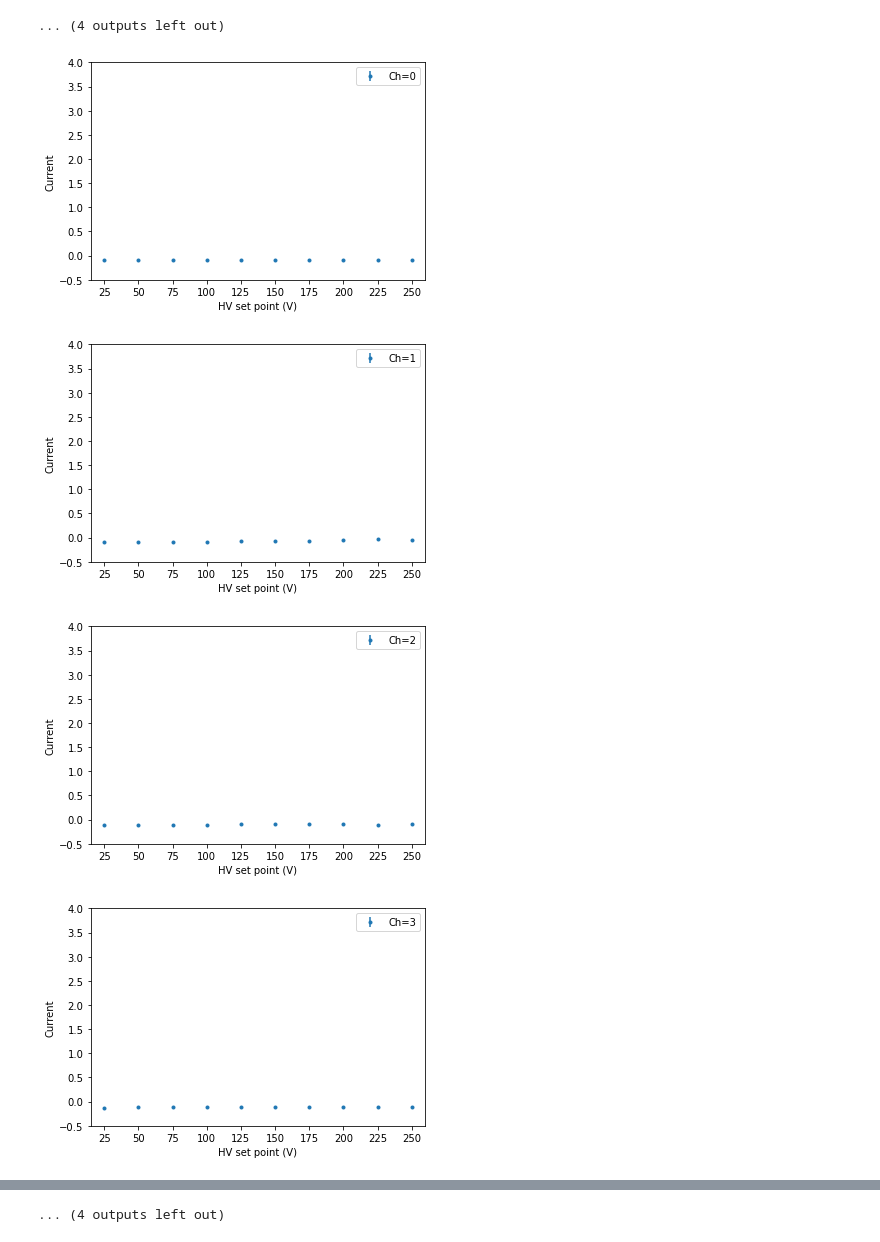
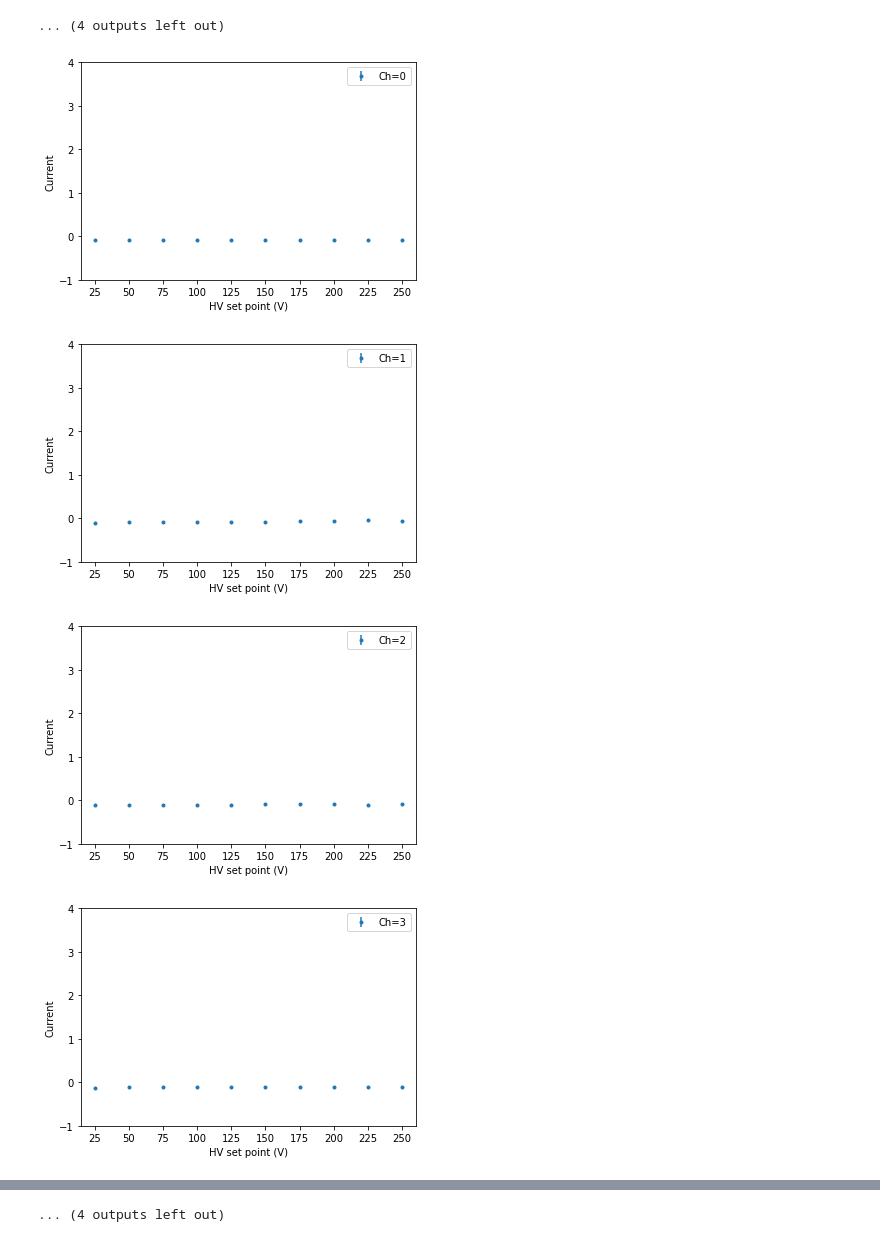
Before and after one commit to Nimmitha/PLTOffline, a Jupyter notebook: DepletionVoltage/plot_rate_and_iMon.ipynb, the cells around one changed output, grey strips where cells are left out. Saved outputs shown, nothing was run; the diff lists cells and outputs as text; code cells hidden in the pictures.

```diff
--- a/DepletionVoltage/plot_rate_and_iMon.ipynb
+++ b/DepletionVoltage/plot_rate_and_iMon.ipynb
@@ -79,18 +79,18 @@ for ch in range(16):
 # %%
 for ch in range(16):
     scanDataCh  = processChannel(logData, ch)
     plt.figure(ch)
     plt.errorbar(x=scanDataCh.index, y=scanDataCh[f'meanCurrent{ch}'], yerr=scanDataCh[f'stdevCurrent{ch}'], fmt='.', label=f'Ch={ch}')
     #plt.plot(logData[f'vMon{ch}'], logData[f'rate{ch}'], '.', label=f'Ch={ch}')
     plt.xlim([15, 260])
-    plt.ylim([-0.5, 4])
+    plt.ylim([-1, 4])
     plt.xlabel("HV set point (V)")
     plt.ylabel("Current")
     plt.xticks(list(range(25, 260, 25)))
     plt.legend()
     plt.savefig(f"iMon_{ch}.png", dpi=600)
 # %% [output]
-[figure, old version]
+[figure, new version]
-[figure, old version]
+[figure, new version]
-[figure, old version]
+[figure, new version]
-[figure, old version]
+[figure, new version]
```
Also changed, not shown: parts of 1 cell of this notebook.
